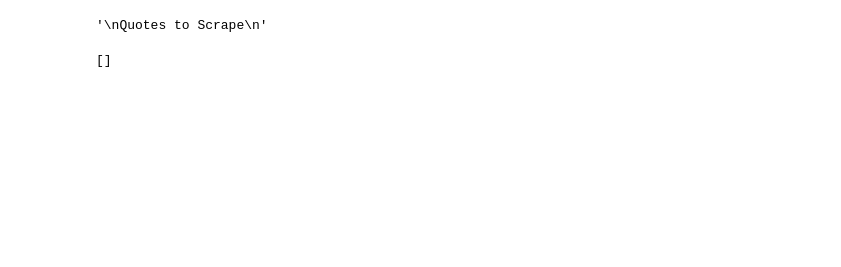
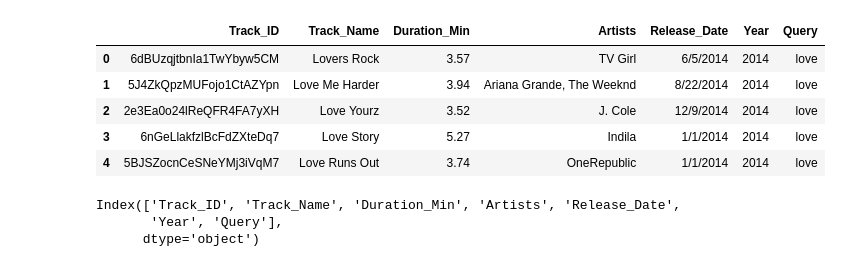
Before and after one commit to patilhumesh88-spec/data_projects_01, a Jupyter notebook: pract.ipynb, the cells around one changed output. Cells and saved outputs as stored; diff of their text form; code cells hidden in the pictures; blank space fills up the shorter version.

```diff
--- a/pract.ipynb
+++ b/pract.ipynb
@@ -42,4 +0,0 @@ soup.h1
-# %%
-soup.h1.text
-# %% [output]
-'\nQuotes to Scrape\n'
@@ -48,4 +0,0 @@ H3S=soup.find_all("h3")
-# %%
-H3S
-# %% [output]
-[]
@@ -51,0 +5,18 @@ H3S
+# %%
+df=pd.read_csv("/content/spotify_2014_2020_dataset.csv")
+# %%
+df.head()
+# %% [output]
+|  | Track_ID | Track_Name | Duration_Min | Artists | Release_Date | Year | Query |
+| 0 | 6dBUzqjtbnIa1TwYbyw5CM | Lovers Rock | 3.57 | TV Girl | 6/5/2014 | 2014 | love |
+| 1 | 5J4ZkQpzMUFojo1CtAZYpn | Love Me Harder | 3.94 | Ariana Grande, The Weeknd | 8/22/2014 | 2014 | love |
+| 2 | 2e3Ea0o24lReQFR4FA7yXH | Love Yourz | 3.52 | J. Cole | 12/9/2014 | 2014 | love |
+| 3 | 6nGeLlakfzlBcFdZXteDq7 | Love Story | 5.27 | Indila | 1/1/2014 | 2014 | love |
+| 4 | 5BJSZocnCeSNeYMj3iVqM7 | Love Runs Out | 3.74 | OneRepublic | 1/1/2014 | 2014 | love |
+# %%
+
+df.columns
+# %% [output]
+Index(['Track_ID', 'Track_Name', 'Duration_Min', 'Artists', 'Release_Date',
+       'Year', 'Query'],
+      dtype='object')
```
Also changed, not shown: parts of 21 cells of this notebook.
